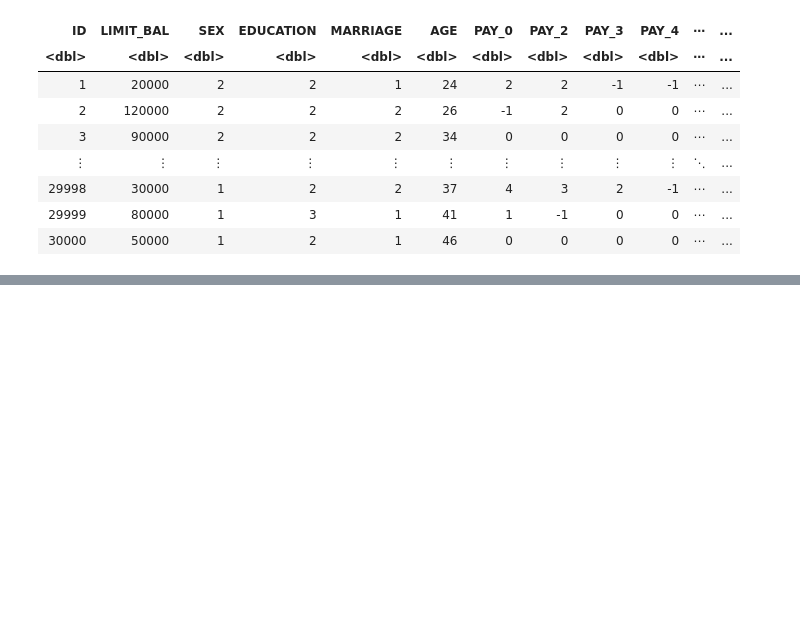
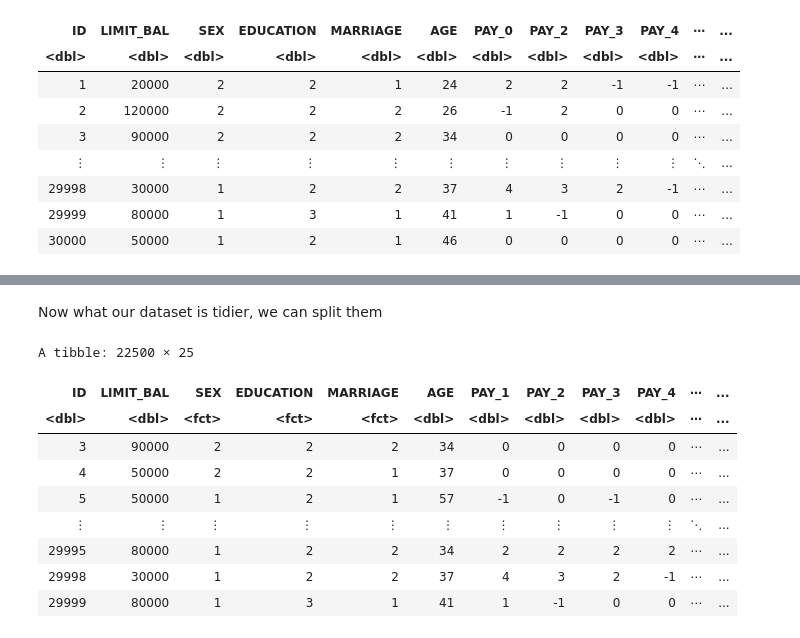
Before and after one commit to mlool/dsci-100-2023W1-group-008-31, a Jupyter notebook: test.ipynb, the cells around one changed output, grey strips where cells are left out. Drawn from its saved outputs; the diff is of its cells as text; code cells hidden in the pictures; blank space fills up the shorter version.

```diff
--- a/test.ipynb
+++ b/test.ipynb
@@ -51,0 +87,18 @@ From the webpage, we see that ID represent the ID of the client, LIMIT_BAL
+# %% [markdown]
+Now what our dataset is tidier, we can split them
+# %%
+credit_card_split <- initial_split(credit_card_tidy, prop = 0.75, strata = default.payment.next.month)
+credit_card_training <- training(credit_card_split)
+credit_card_testing <- testing(credit_card_split)
+credit_card_training
+# %% [output]
+A tibble: 22500 × 25
+| ID | LIMIT_BAL | SEX | EDUCATION | MARRIAGE | AGE | PAY_1 | PAY_2 | PAY_3 | PAY_4 | ⋯ | ... |
+| <dbl> | <dbl> | <fct> | <fct> | <fct> | <dbl> | <dbl> | <dbl> | <dbl> | <dbl> | ⋯ | ... |
+| 3 | 90000 | 2 | 2 | 2 | 34 | 0 | 0 | 0 | 0 | ⋯ | ... |
+| 4 | 50000 | 2 | 2 | 1 | 37 | 0 | 0 | 0 | 0 | ⋯ | ... |
+| 5 | 50000 | 1 | 2 | 1 | 57 | -1 | 0 | -1 | 0 | ⋯ | ... |
+| ⋮ | ⋮ | ⋮ | ⋮ | ⋮ | ⋮ | ⋮ | ⋮ | ⋮ | ⋮ | ⋱ | ... |
+| 29995 | 80000 | 1 | 2 | 2 | 34 | 2 | 2 | 2 | 2 | ⋯ | ... |
+| 29998 | 30000 | 1 | 2 | 2 | 37 | 4 | 3 | 2 | -1 | ⋯ | ... |
+| 29999 | 80000 | 1 | 3 | 1 | 41 | 1 | -1 | 0 | 0 | ⋯ | ... |
```
Also changed, not shown: parts of 14 cells of this notebook.
